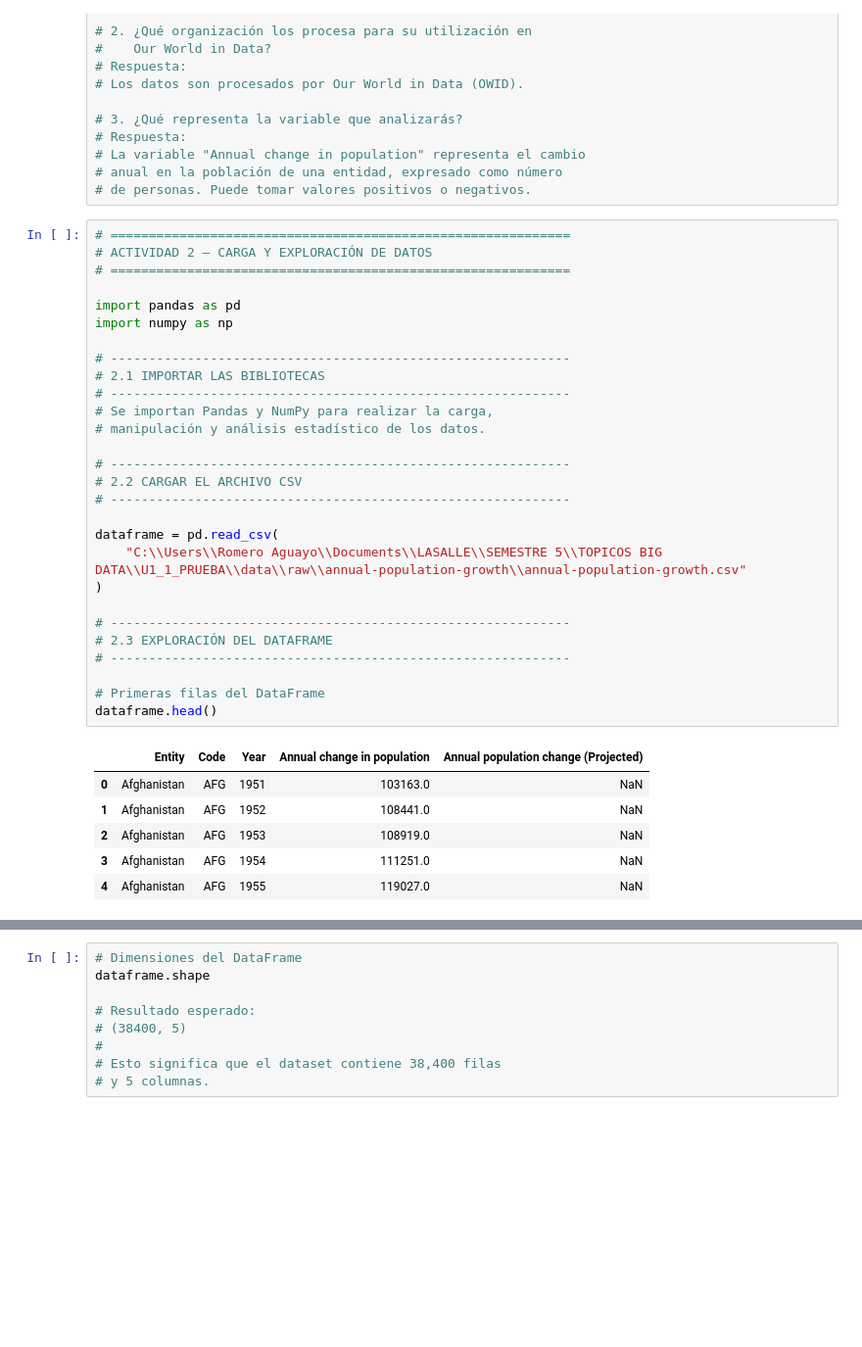
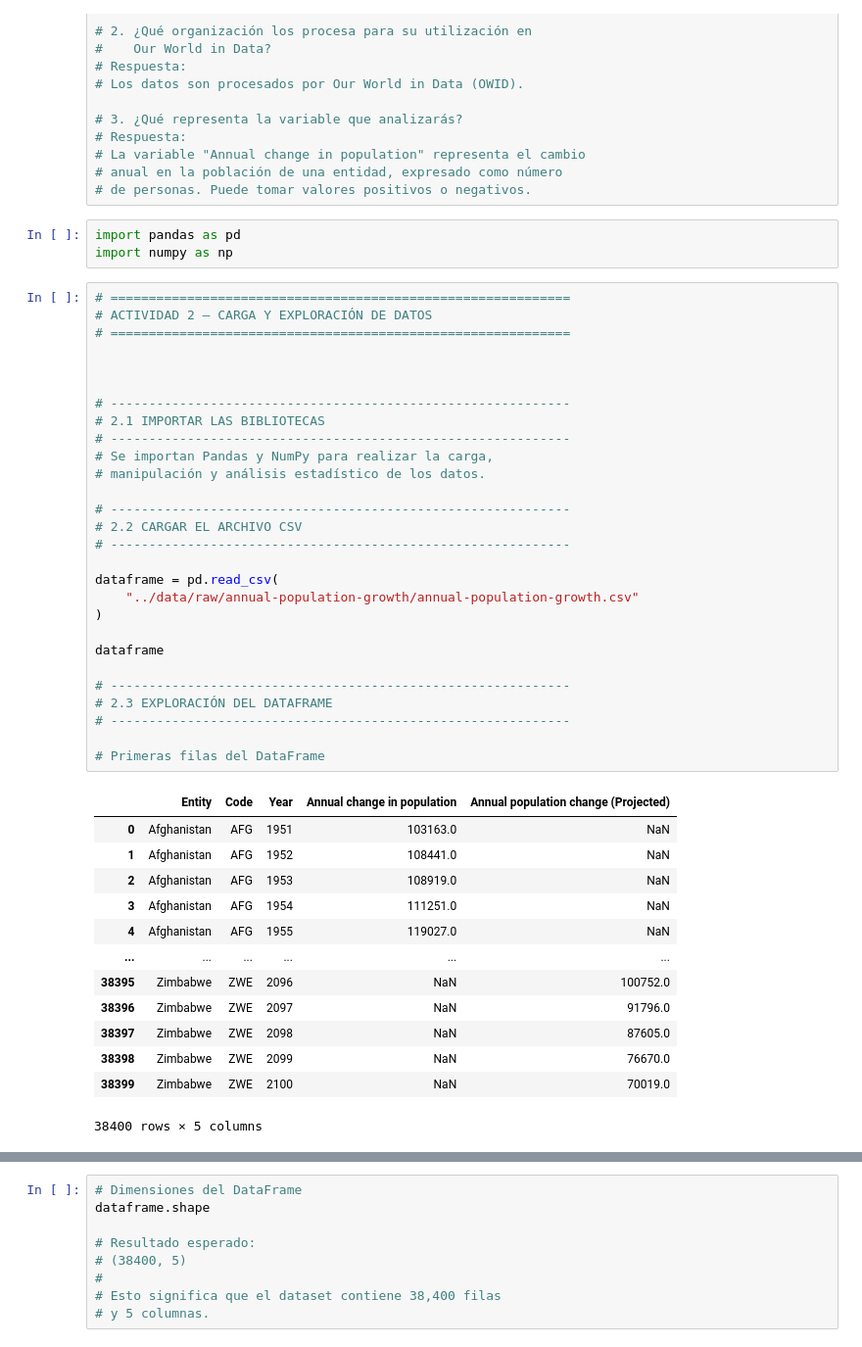
Before and after one commit to issababas/BIG_DATA_ISSABELA, a Jupyter notebook: U1_1_PRUEBA/notebooks/01_EvolucionPoblacional82275.ipynb, the cells around one changed output, grey strips where cells are left out. Shown at 98% size. Cells and saved outputs as stored; diff of their text form; blank space fills up the shorter version.

```diff
--- a/U1_1_PRUEBA/notebooks/01_EvolucionPoblacional82275.ipynb
+++ b/U1_1_PRUEBA/notebooks/01_EvolucionPoblacional82275.ipynb
@@ -33,38 +33,48 @@
 # La variable "Annual change in population" representa el cambio
 # anual en la población de una entidad, expresado como número
 # de personas. Puede tomar valores positivos o negativos.
+# %%
+import pandas as pd
+import numpy as np
 # %%
 # ============================================================
 # ACTIVIDAD 2 — CARGA Y EXPLORACIÓN DE DATOS
 # ============================================================
 
-import pandas as pd
-import numpy as np
+
 
 # ------------------------------------------------------------
 # 2.1 IMPORTAR LAS BIBLIOTECAS
 # ------------------------------------------------------------
 # Se importan Pandas y NumPy para realizar la carga,
 # manipulación y análisis estadístico de los datos.
 
 # ------------------------------------------------------------
 # 2.2 CARGAR EL ARCHIVO CSV
 # ------------------------------------------------------------
 
 dataframe = pd.read_csv(
-    "C:\\Users\\Romero Aguayo\\Documents\\LASALLE\\SEMESTRE 5\\TOPICOS BIG DATA\\U1_1_PRUEBA\\data\\raw\\annual-population-growth\\annual-population-growth.csv"
+    "../data/raw/annual-population-growth/annual-population-growth.csv"
 )
+
+dataframe
 
 # ------------------------------------------------------------
 # 2.3 EXPLORACIÓN DEL DATAFRAME
 # ------------------------------------------------------------
 
 # Primeras filas del DataFrame
-dataframe.head()
 # %% [output]
 |  | Entity | Code | Year | Annual change in population | Annual population change (Projected) |
 | 0 | Afghanistan | AFG | 1951 | 103163.0 | NaN |
 | 1 | Afghanistan | AFG | 1952 | 108441.0 | NaN |
 | 2 | Afghanistan | AFG | 1953 | 108919.0 | NaN |
 | 3 | Afghanistan | AFG | 1954 | 111251.0 | NaN |
 | 4 | Afghanistan | AFG | 1955 | 119027.0 | NaN |
+| ... | ... | ... | ... | ... | ... |
+| 38395 | Zimbabwe | ZWE | 2096 | NaN | 100752.0 |
+| 38396 | Zimbabwe | ZWE | 2097 | NaN | 91796.0 |
+| 38397 | Zimbabwe | ZWE | 2098 | NaN | 87605.0 |
+| 38398 | Zimbabwe | ZWE | 2099 | NaN | 76670.0 |
+| 38399 | Zimbabwe | ZWE | 2100 | NaN | 70019.0 |
+38400 rows × 5 columns
```
Also changed, not shown: parts of 1 cell of this notebook, 3 other files.
